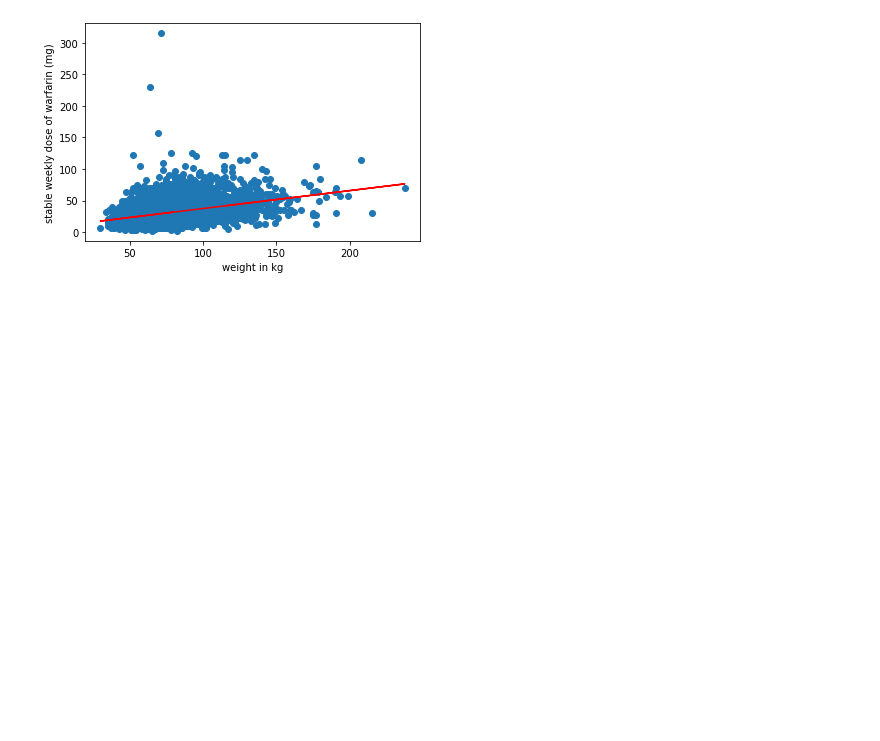
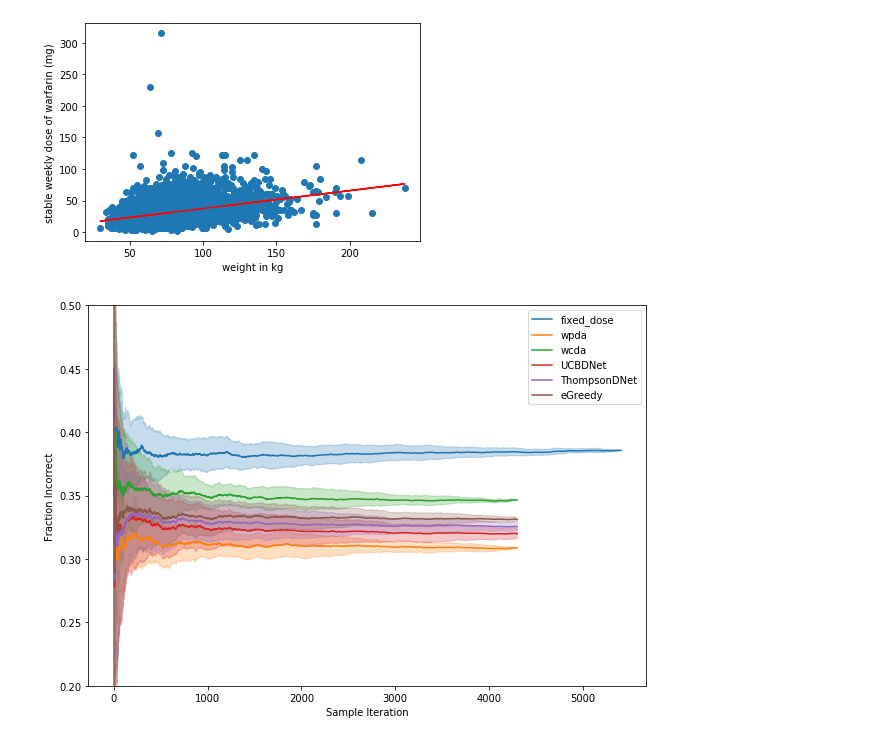
Before and after one commit to camiloaruiz/rl-warfarin, a Jupyter notebook: 2020.02.29 Baselines.ipynb, the cells around one changed output. Saved outputs shown, nothing was run; the diff lists cells and outputs as text; code cells hidden in the pictures; blank space fills up the shorter version.

Commit message:
added plotting functions in ipynb

```diff
--- a/2020.02.29 Baselines.ipynb
+++ b/2020.02.29 Baselines.ipynb
@@ -60,3 +75,32 @@ plt.savefig("weight_vs_dose")
 plt.show()
 # %% [output]
 [figure]
+# %%
+import numpy as np
+import matplotlib.pyplot as plt
+##Plotting
+models = ["fixed_dose", "wpda", "wcda","UCBDNet", "ThompsonDNet","eGreedy"]
+model_performance = []
+colors = ["C%d" % i for i in range(10)]
+plt.rcParams["figure.figsize"] = (10,7)
+for i,model in enumerate(models):
+    #data_list = np.load("data/"+ model+"_regret.npy")
+    data_list = np.load("data/"+ model+"_frac_incorrect.npy")
+    mean = np.mean(data_list,axis=0)
+    model_performance.append(mean[-1])
+    x = range(len(mean))
+    std = np.std(data_list,axis=0)
+    #print(np.mean(std))
+    plt.plot(x,mean,color=colors[i],label=model)
+    plt.fill_between(x, mean - std, mean + std, color=colors[i],alpha=0.25)
+plt.legend()
+#plt.ylabel("Cumulative Regret")
+plt.ylabel("Fraction Incorrect")
+plt.xlabel("Sample Iteration")
+plt.ylim([.2,.5])
+
+#plt.savefig("regret_for_models")
+plt.savefig("frac_incorrect")
+plt.show()
+# %% [output]
+[figure, added]
```
Also changed, not shown: parts of 9 cells of this notebook, 17 other files.
